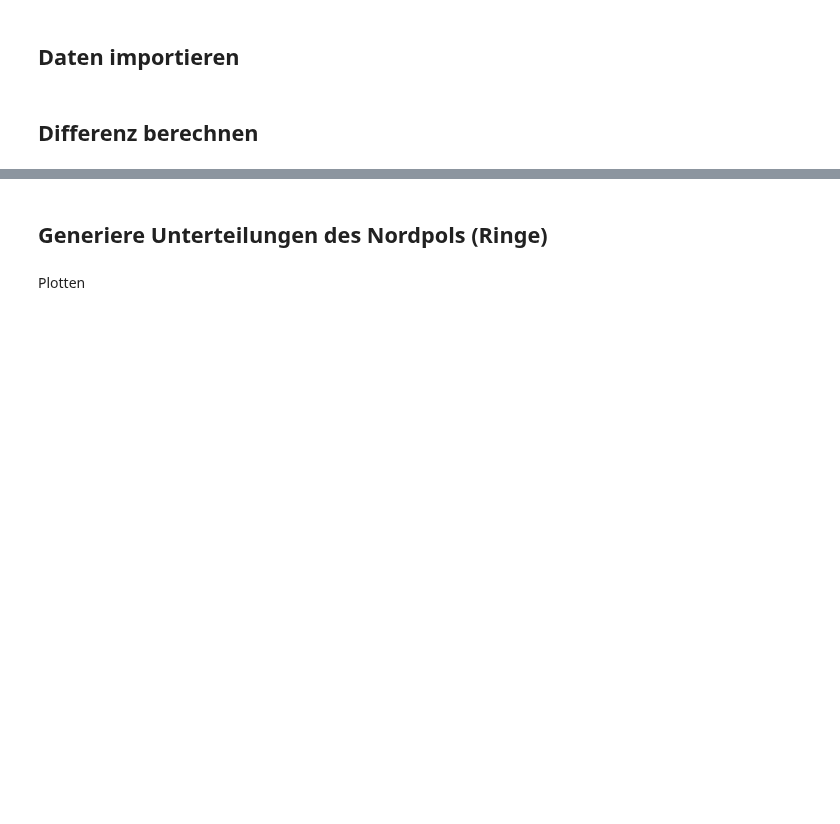
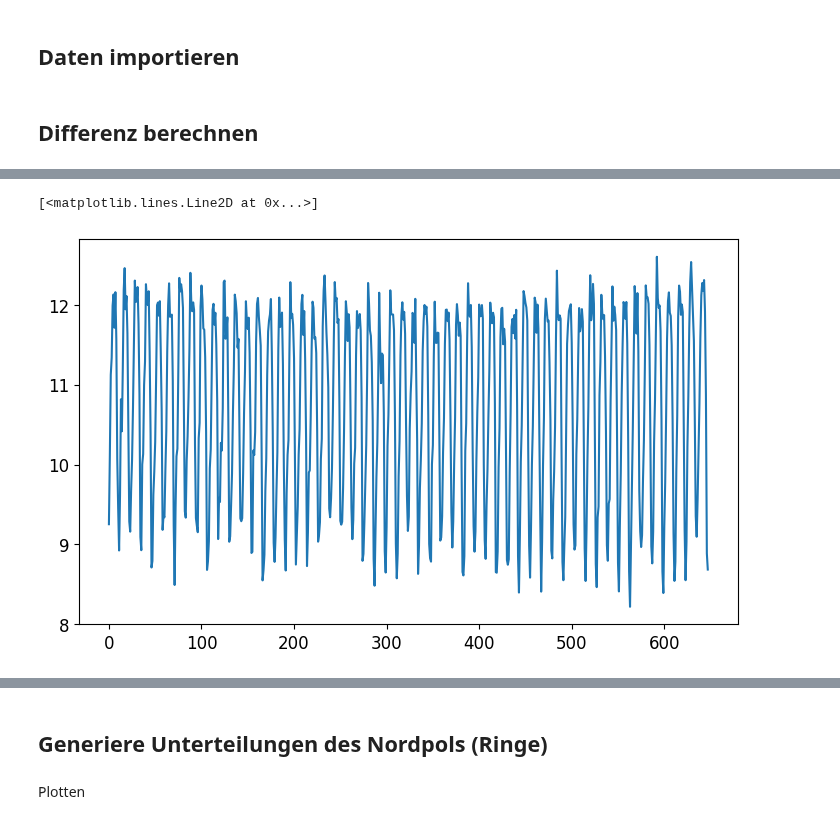
Before and after one commit to LeoausderDose/Praktikum_AWI, a Jupyter notebook: Bilder/Binned_Trends/Binned_Trends.ipynb, the cells around one changed output, grey strips where cells are left out. Cells and saved outputs as stored; diff of their text form; code cells hidden in the pictures; blank space fills up the shorter version.

```diff
--- a/Bilder/Binned_Trends/Binned_Trends.ipynb
+++ b/Bilder/Binned_Trends/Binned_Trends.ipynb
@@ -56 +172,6 @@ TAvg_Lat = TAvg.sel(lat = slice(70,84)).mean('lon')
+# %%
+plt.plot(TAvg_binned_timeseries['0.0'])
+# %% [output]
+[<matplotlib.lines.Line2D at 0x...>]
+[figure, added]
 # %%
```
Also changed, not shown: parts of 12 cells of this notebook.
